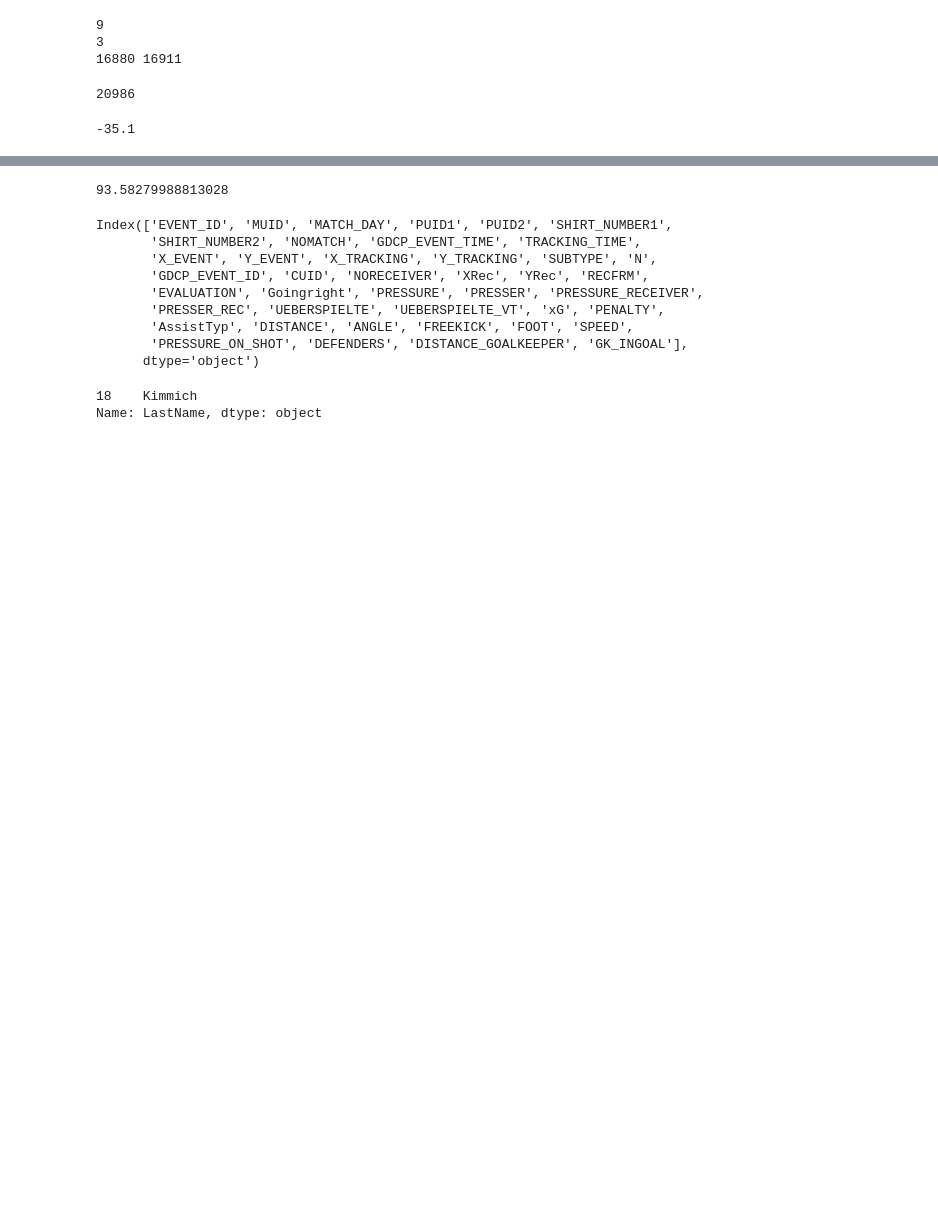
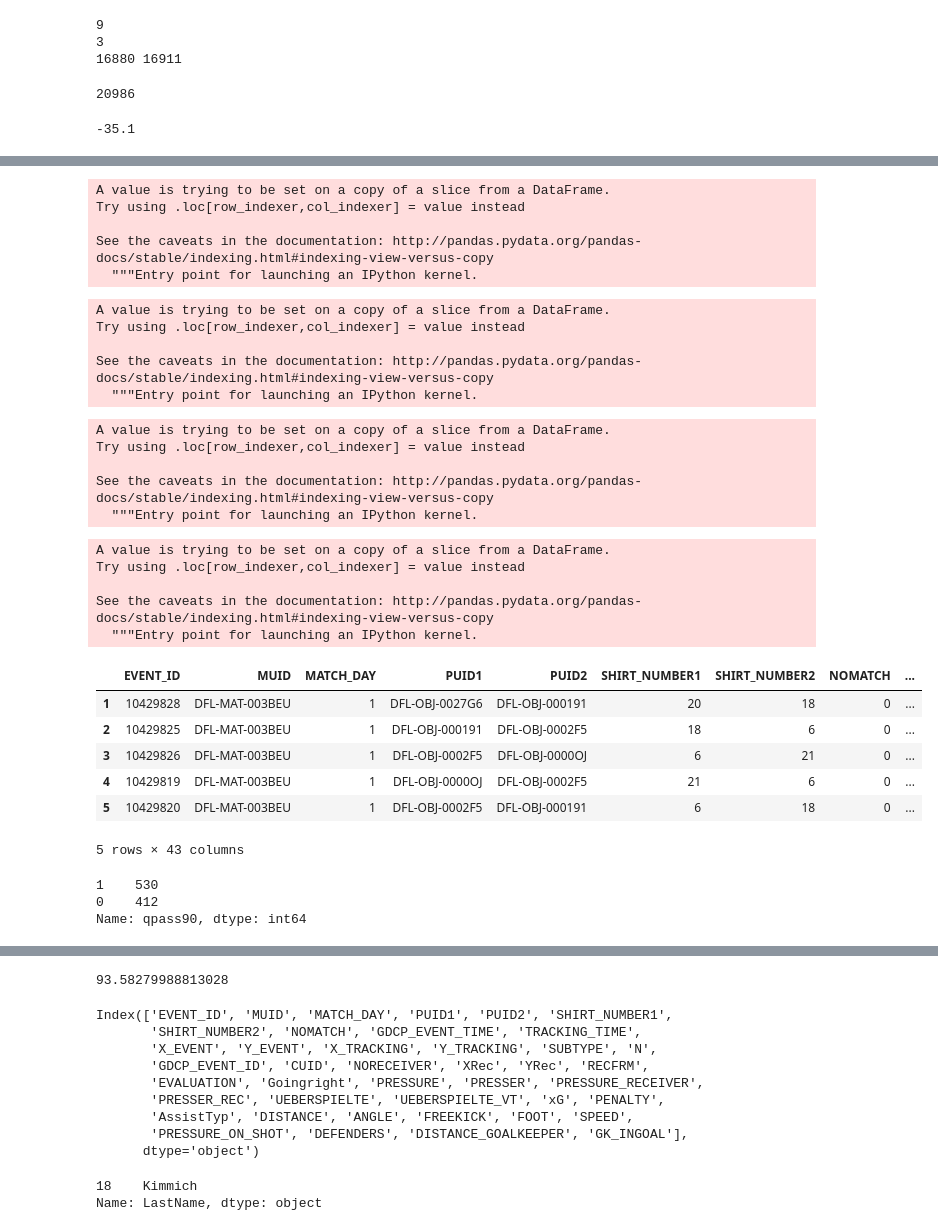
Before and after one commit to Deutscher-Fussball-Bund/Qualit-tsindex, a Jupyter notebook: Test.ipynb, the cells around one changed output, grey strips where cells are left out. Cells and saved outputs as stored; diff of their text form; code cells hidden in the pictures; blank space fills up the shorter version.

```diff
--- a/Test.ipynb
+++ b/Test.ipynb
@@ -844,0 +1033,32 @@ if directionplayframe(t1,CUID) == 'right to left':
+# %%
+def qpass90goal (row):
+    PUID1=row.PUID1
+    PUID2=row.PUID2
+    t1=int(row.N)
+    t2=int(row.RECFRM)
+    CUID=row.CUID
+    p1=np.array([float(row.X_TRACKING),float(row.Y_TRACKING)])
+    p2=np.array([float(row.XRec),float(row.YRec)])
+    if directionplayframe(t1,CUID) == 'left to right':
+        triangle=np.array([float(52.5),0])
+        passline=p2-p1
+        passtor=triangle-p1
+        cosine_angle = np.dot(passline, passtor) / (np.linalg.norm(passline) * np.linalg.norm(passtor))
+        angle = np.arccos(cosine_angle)
+        if np.degrees(angle) <= 90:
+            return(1)
+        else:
+            return(0)
+    if directionplayframe(t1,CUID) == 'right to left':
+        triangle=np.array([float(-52.5),0])
+        passline=p2-p1
+        passtor=triangle-p1
+        cosine_angle = np.dot(passline, passtor) / (np.linalg.norm(passline) * np.linalg.norm(passtor))
+        angle = np.arccos(cosine_angle)
+        if np.degrees(angle) <= 90:
+            return(1)
+        else:
+            return(0)
+# %%
+passsuccessdf1=kpimergednew[(kpimergednew['SUBTYPE']=='Pass') & (kpimergednew['EVALUATION']=='successfullyComplete') & (kpimergednew['CUID']=='DFL-CLU-000N8Y')& (kpimergednew.NORECEIVER==False)]
+passsuccessdf2=kpimergednew[(kpimergednew['SUBTYPE']=='Pass') & (kpimergednew['EVALUATION']=='successfullyComplete') & (kpimergednew['CUID']=='DFL-CLU-000N8Z')& (kpimergednew.NORECEIVER==False)]
@@ -844,0 +1079,24 @@ if directionplayframe(t1,CUID) == 'right to left':
+# %%
+passsuccessdf2['qpass90goal']=passsuccessdf2.apply(lambda row:qpass90goal(row),axis=1)
+# %% [output]
+A value is trying to be set on a copy of a slice from a DataFrame.
+Try using .loc[row_indexer,col_indexer] = value instead
+
+See the caveats in the documentation: http://pandas.pydata.org/pandas-docs/stable/indexing.html#indexing-view-versus-copy
+  """Entry point for launching an IPython kernel.
+# %%
+passsuccessdf1['qpass90goal']=passsuccessdf1.apply(lambda row:qpass90goal(row),axis=1)
+# %% [output]
+A value is trying to be set on a copy of a slice from a DataFrame.
+Try using .loc[row_indexer,col_indexer] = value instead
+
+See the caveats in the documentation: http://pandas.pydata.org/pandas-docs/stable/indexing.html#indexing-view-versus-copy
+  """Entry point for launching an IPython kernel.
+# %%
+passsuccessdf1['qpass90']=passsuccessdf1.apply(lambda row:qpass90(row),axis=1)
+# %% [output]
+A value is trying to be set on a copy of a slice from a DataFrame.
+Try using .loc[row_indexer,col_indexer] = value instead
+
+See the caveats in the documentation: http://pandas.pydata.org/pandas-docs/stable/indexing.html#indexing-view-versus-copy
+  """Entry point for launching an IPython kernel.
@@ -844,0 +1105,24 @@ if directionplayframe(t1,CUID) == 'right to left':
+# %%
+passsuccessdf1test['qpass90']=passsuccessdf1test.apply(lambda row:qpass90(row),axis=1)
+# %% [output]
+A value is trying to be set on a copy of a slice from a DataFrame.
+Try using .loc[row_indexer,col_indexer] = value instead
+
+See the caveats in the documentation: http://pandas.pydata.org/pandas-docs/stable/indexing.html#indexing-view-versus-copy
+  """Entry point for launching an IPython kernel.
+# %%
+passsuccessdf1.head()
+# %% [output]
+|  | EVENT_ID | MUID | MATCH_DAY | PUID1 | PUID2 | SHIRT_NUMBER1 | SHIRT_NUMBER2 | NOMATCH | ... |
+| 1 | 10429828 | DFL-MAT-003BEU | 1 | DFL-OBJ-0027G6 | DFL-OBJ-000191 | 20 | 18 | 0 | ... |
+| 2 | 10429825 | DFL-MAT-003BEU | 1 | DFL-OBJ-000191 | DFL-OBJ-0002F5 | 18 | 6 | 0 | ... |
+| 3 | 10429826 | DFL-MAT-003BEU | 1 | DFL-OBJ-0002F5 | DFL-OBJ-0000OJ | 6 | 21 | 0 | ... |
+| 4 | 10429819 | DFL-MAT-003BEU | 1 | DFL-OBJ-0000OJ | DFL-OBJ-0002F5 | 21 | 6 | 0 | ... |
+| 5 | 10429820 | DFL-MAT-003BEU | 1 | DFL-OBJ-0002F5 | DFL-OBJ-000191 | 6 | 18 | 0 | ... |
+5 rows × 43 columns
+# %%
+passsuccessdf1['qpass90'].value_counts()
+# %% [output]
+1    530
+0    412
+Name: qpass90, dtype: int64
```
Also changed, not shown: parts of 41 cells of this notebook, 1 other file.
